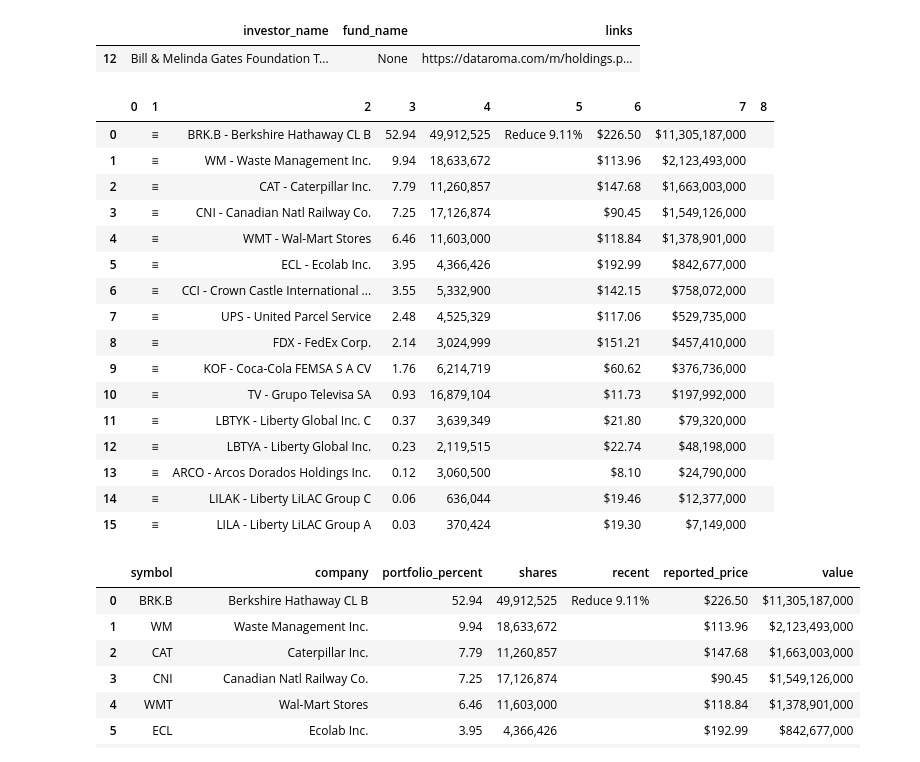
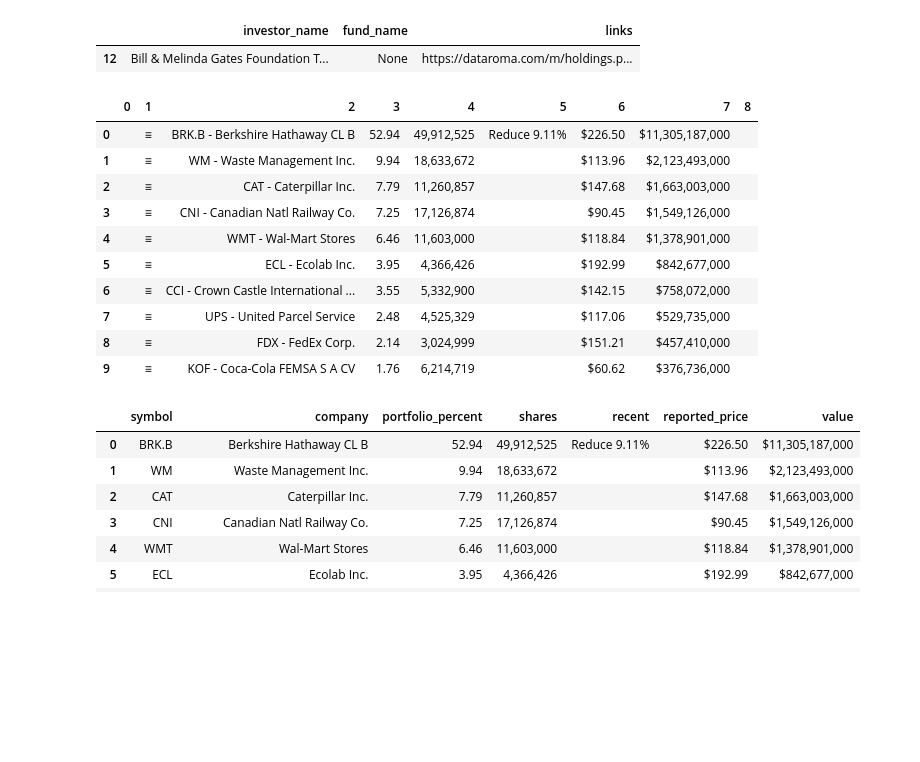
Before and after one commit to codingfinance/Webscraping, a Jupyter notebook: Dataroma.com.ipynb, the cells around one changed output. Cells and saved outputs as stored; diff of their text form; code cells hidden in the pictures; blank space fills up the shorter version.

```diff
--- a/Dataroma.com.ipynb
+++ b/Dataroma.com.ipynb
@@ -118,25 +118,19 @@ for d in tbody:
 # %%
 df = pd.DataFrame(data)
 # %%
-df
+df.head(10)
 # %% [output]
 |  | 0 | 1 | 2 | 3 | 4 | 5 | 6 | 7 | 8 |
 | 0 |  | ≡ | BRK.B - Berkshire Hathaway CL B | 52.94 | 49,912,525 | Reduce 9.11% | $226.50 | $11,305,187,000 |  |
 | 1 |  | ≡ | WM - Waste Management Inc. | 9.94 | 18,633,672 |  | $113.96 | $2,123,493,000 |  |
 | 2 |  | ≡ | CAT - Caterpillar Inc. | 7.79 | 11,260,857 |  | $147.68 | $1,663,003,000 |  |
 | 3 |  | ≡ | CNI - Canadian Natl Railway Co. | 7.25 | 17,126,874 |  | $90.45 | $1,549,126,000 |  |
 | 4 |  | ≡ | WMT - Wal-Mart Stores | 6.46 | 11,603,000 |  | $118.84 | $1,378,901,000 |  |
 | 5 |  | ≡ | ECL - Ecolab Inc. | 3.95 | 4,366,426 |  | $192.99 | $842,677,000 |  |
 | 6 |  | ≡ | CCI - Crown Castle International ... | 3.55 | 5,332,900 |  | $142.15 | $758,072,000 |  |
 | 7 |  | ≡ | UPS - United Parcel Service | 2.48 | 4,525,329 |  | $117.06 | $529,735,000 |  |
 | 8 |  | ≡ | FDX - FedEx Corp. | 2.14 | 3,024,999 |  | $151.21 | $457,410,000 |  |
 | 9 |  | ≡ | KOF - Coca-Cola FEMSA S A CV | 1.76 | 6,214,719 |  | $60.62 | $376,736,000 |  |
-| 10 |  | ≡ | TV - Grupo Televisa SA | 0.93 | 16,879,104 |  | $11.73 | $197,992,000 |  |
-| 11 |  | ≡ | LBTYK - Liberty Global Inc. C | 0.37 | 3,639,349 |  | $21.80 | $79,320,000 |  |
-| 12 |  | ≡ | LBTYA - Liberty Global Inc. | 0.23 | 2,119,515 |  | $22.74 | $48,198,000 |  |
-| 13 |  | ≡ | ARCO - Arcos Dorados Holdings Inc. | 0.12 | 3,060,500 |  | $8.10 | $24,790,000 |  |
-| 14 |  | ≡ | LILAK - Liberty LiLAC Group C | 0.06 | 636,044 |  | $19.46 | $12,377,000 |  |
-| 15 |  | ≡ | LILA - Liberty LiLAC Group A | 0.03 | 370,424 |  | $19.30 | $7,149,000 |  |
 # %%
 df = df.drop(columns=[0,1, 8])
 # %%
```
